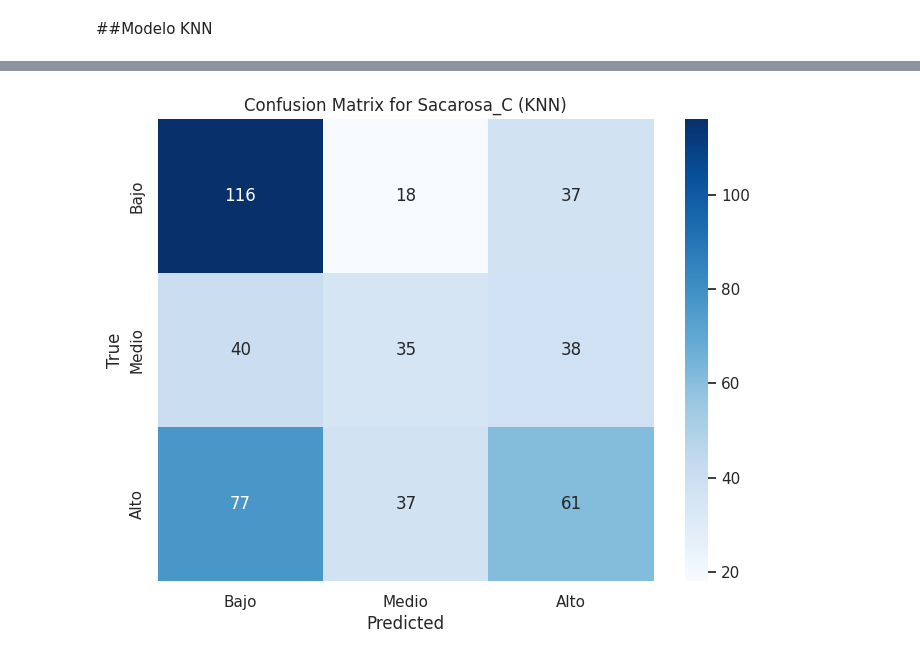
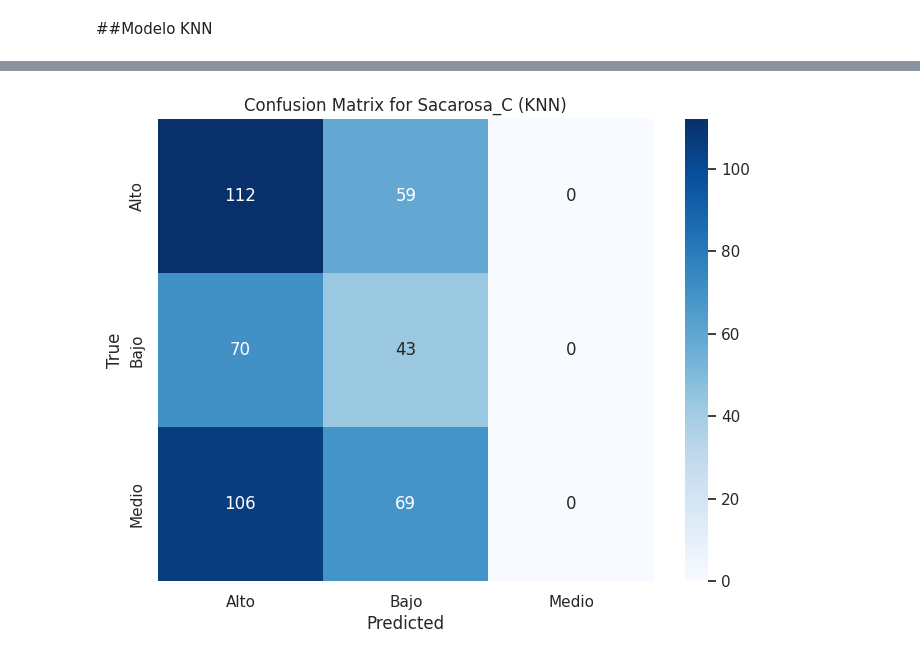
Before and after one commit to Laura9704/ACD_2025, a Jupyter notebook: Clasificacion.ipynb, the cells around one changed output, grey strips where cells are left out. Saved outputs shown, nothing was run; the diff lists cells and outputs as text; code cells hidden in the pictures.

```diff
--- a/Clasificacion.ipynb
+++ b/Clasificacion.ipynb
@@ -211,4 +227,0 @@ en base a los anteriores graficas se considera descarta a **me, mes y vejez** co
-# %%
-X= data1['año'] = data1['periodo'] // 100  # Extrae el año
-X = data1.drop(columns=['sacarosa', 'TCH','tipocorte','variedad','madurada','producto','Unnamed: 0','NOME',	'FAZ','TAL','tipocorte','me','mes','periodo','vejez'])
-# Separar la columna 'periodo' en 'año' y 'mes'
@@ -214,0 +258,4 @@ X = data1.drop(columns=['sacarosa', 'TCH','tipocorte','variedad','madurada','pro
+# %%
+bins = [y["TCH"].min() - 1, 130, 155, y["TCH"].max()]
+labels = ['Bajo', 'Medio', 'Alto']
+y['TCH_categoria'] = pd.cut(y['TCH'], bins=bins, labels=labels)
@@ -232,0 +286,4 @@ X
+# %%
+X2=X.copy()
+X2=X2.drop(columns=['año'])
+X2
@@ -236,7 +307,7 @@ X
 f1_scorer = make_scorer(f1_score, average='weighted')
 #Se crean Grupo de Entrenamiento, validacion y Prueba
 #Evalaucion Fianl
-X_train, X_test, y_train, y_test = train_test_split(X, yc, test_size=0.3, random_state=42)
+X_train, X_test, y_train, y_test = train_test_split(X2, yc, test_size=0.3, random_state=42)
 #Evaluacion Seleccion de Modelo
 X_train2, X_value, y_train2, y_value = train_test_split(X_train,y_train, test_size=0.3, random_state=42)
 # Scale the features
@@ -361,61 +393,54 @@ weighted avg       0.30      0.39      0.25       214
 # %% [markdown]
 ##Modelo KNN
 # %%
-# Define the KNN classifier
-knn_model = KNeighborsClassifier(n_neighbors=5) # You can adjust the number of neighbors
+# Definir los modelos KNN por separado para evitar sobreescritura
+knn_sacarosa = KNeighborsClassifier(n_neighbors=5)
+knn_tch = KNeighborsClassifier(n_neighbors=5)
 
-# Train the model for Sacarosa_C
-knn_model.fit(X_trains, y_train2['Sacarosa_C'])
-knn_pred = knn_model.predict(X_values)
+# Entrenar el modelo para Sacarosa_C
+knn_sacarosa.fit(X_trains, y_train2['Sacarosa_C'])
+knn_pred_sacarosa = knn_sacarosa.predict(X_value)
 
-# Evaluate the model for Sacarosa_C
-knn_accuracy = accuracy_score(y_value['Sacarosa_C'], knn_pred)
-knn_report = classification_report(y_value['Sacarosa_C'], knn_pred)
+# Evaluar el modelo para Sacarosa_C
+knn_accuracy_sacarosa = accuracy_score(y_value['Sacarosa_C'], knn_pred_sacarosa)
+knn_report_sacarosa = classification_report(y_value['Sacarosa_C'], knn_pred_sacarosa)
+
 print("KNN Model - Sacarosa_C")
-print(f"Accuracy: {knn_accuracy}")
-print(f"Classification Report:\n{knn_report}")
+print(f"Accuracy: {knn_accuracy_sacarosa:.4f}")
+print("Classification Report:\n", knn_report_sacarosa)
 
-# Confusion Matrix for Sacarosa_C
-cm_knn = confusion_matrix(y_value['Sacarosa_C'], knn_pred)
+# Matriz de confusión para Sacarosa_C
+cm_knn_sacarosa = confusion_matrix(y_value['Sacarosa_C'], knn_pred_sacarosa)
 plt.figure(figsize=(8, 6))
-sns.heatmap(cm_knn, annot=True, fmt='d', cmap='Blues',
-            xticklabels=['Bajo', 'Medio', 'Alto'],
-            yticklabels=['Bajo', 'Medio', 'Alto'])
+sns.heatmap(cm_knn_sacarosa, annot=True, fmt='d', cmap='Blues',
+            xticklabels=np.unique(y_train2['Sacarosa_C']),
+            yticklabels=np.unique(y_train2['Sacarosa_C']))
 plt.xlabel('Predicted')
 plt.ylabel('True')
 plt.title('Confusion Matrix for Sacarosa_C (KNN)')
 plt.show()
 
-# Train the model for TCH_categoria
-knn_model.fit(X_trains, y_train2['TCH_categoria'])
-knn_pred2 = knn_model.predict(X_values)
+# Entrenar el modelo para TCH_categoria
+knn_tch.fit(X_train2, y_train2['TCH_categoria'])
+knn_pred_tch = knn_tch.predict(X_value)
 
-# Evaluate the model for TCH_categoria
-knn_accuracy2 = accuracy_score(y_value['TCH_categoria'], knn_pred2)
-knn_report2 = classification_report(y_value['TCH_categoria'], knn_pred2)
+# Evaluar el modelo para TCH_categoria
+knn_accuracy_tch = accuracy_score(y_value['TCH_categoria'], knn_pred_tch)
+knn_report_tch = classification_report(y_value['TCH_categoria'], knn_pred_tch)
+
 print("\nKNN Model - TCH_categoria")
-print(f"Accuracy: {knn_accuracy2}")
-print(f"Classification Report:\n{knn_report2}")
+print(f"Accuracy: {knn_accuracy_tch:.4f}")
+print("Classification Report:\n", knn_report_tch)
 
-# Confusion Matrix for TCH_categoria
-cm_knn2 = confusion_matrix(y_value['TCH_categoria'], knn_pred2)
+# Matriz de confusión para TCH_categoria
+cm_knn_tch = confusion_matrix(y_value['TCH_categoria'], knn_pred_tch)
 plt.figure(figsize=(8, 6))
-sns.heatmap(cm_knn2, annot=True, fmt='d', cmap='Blues',
-            xticklabels=['Bajo', 'Medio', 'Alto'],
-            yticklabels=['Bajo', 'Medio', 'Alto'])
+sns.heatmap(cm_knn_tch, annot=True, fmt='d', cmap='Blues',
+            xticklabels=np.unique(y_train2['TCH_categoria']),
+            yticklabels=np.unique(y_train2['TCH_categoria']))
 plt.xlabel('Predicted')
 plt.ylabel('True')
 plt.title('Confusion Matrix for TCH_categoria (KNN)')
 plt.show()
-
-#Perform Cross-Validation for KNN (Example with StratifiedKFold)
-skf = StratifiedKFold(n_splits=5, shuffle=True, random_state=42) # Example 5-fold CV
-knn_cv_scores = cross_val_score(knn_model, X_trains, y_train2['Sacarosa_C'], cv=skf, scoring=f1_scorer)
-print(f"\nKNN Cross-Validation Scores (Sacarosa_C): {knn_cv_scores}")
-print(f"Mean KNN CV Score (Sacarosa_C): {knn_cv_scores.mean()}")
-
-knn_cv_scores2 = cross_val_score(knn_model, X_trains, y_train2['TCH_categoria'], cv=skf, scoring=f1_scorer)
-print(f"\nKNN Cross-Validation Scores (TCH_categoria): {knn_cv_scores2}")
-print(f"Mean KNN CV Score (TCH_categoria): {knn_cv_scores2.mean()}")
 # %% [output]
 KNN Model - Sacarosa_C
@@ -433,2 +458,2 @@ weighted avg       0.45      0.46      0.45       459
-[figure, old version]
+[figure, new version]
 KNN Model - TCH_categoria
```
Also changed, not shown: parts of 35 cells of this notebook.
